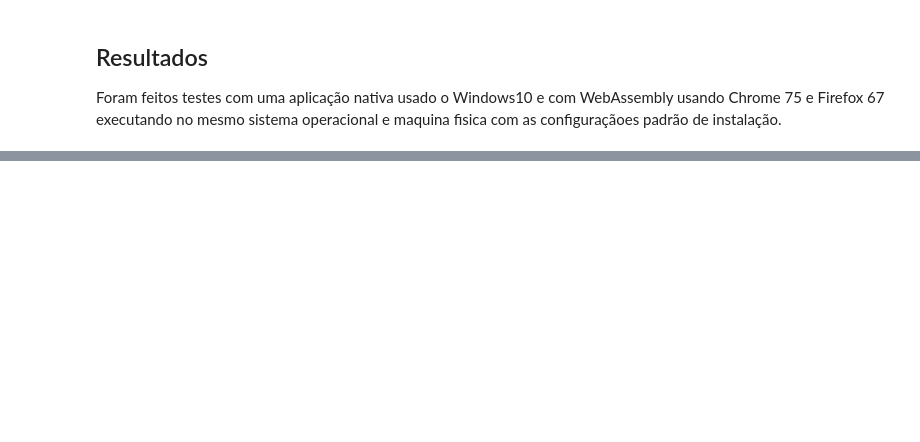
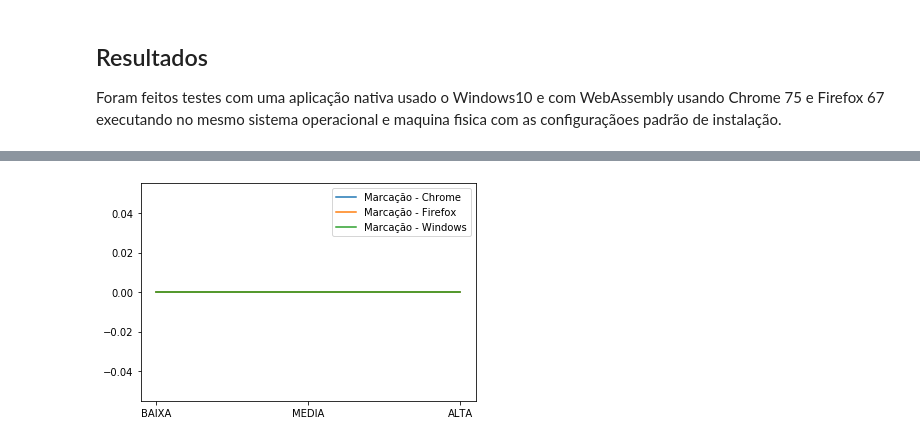
Before and after one commit to lourencoccc/tccwasm, a Jupyter notebook: outcomes/tccwasm_stats.ipynb, the cells around one changed output, grey strips where cells are left out. Cells and saved outputs as stored; diff of their text form; code cells hidden in the pictures; blank space fills up the shorter version.

```diff
--- a/outcomes/tccwasm_stats.ipynb
+++ b/outcomes/tccwasm_stats.ipynb
@@ -49,0 +244,15 @@ df_meta_fd
+# %%
+tag_c = df_ds1_st.loc['DATASET_1','Chrome_75_Windows']['tag_time_ms']['median'].sort_values()
+tag_f = df_ds1_st.loc['DATASET_1','Firefox_68_Windows']['tag_time_ms']['median'].sort_values()
+tag_w = df_ds1_st.loc['DATASET_1','WINDOWS_10_WIN32']['tag_time_ms']['median'].sort_values()
+activity = ["BAIXA", "MEDIA", "ALTA"]
+
+fig, ax = plt.subplots()
+ax.plot(activity, tag_c, label="Marcação - Chrome")
+ax.plot(activity, tag_f, label="Marcação - Firefox")
+ax.plot(activity, tag_w, label="Marcação - Windows")
+ax.legend()
+
+plt.show()
+# %% [output]
+[figure, added]
```
Also changed, not shown: parts of 24 cells of this notebook, 41 other files.
